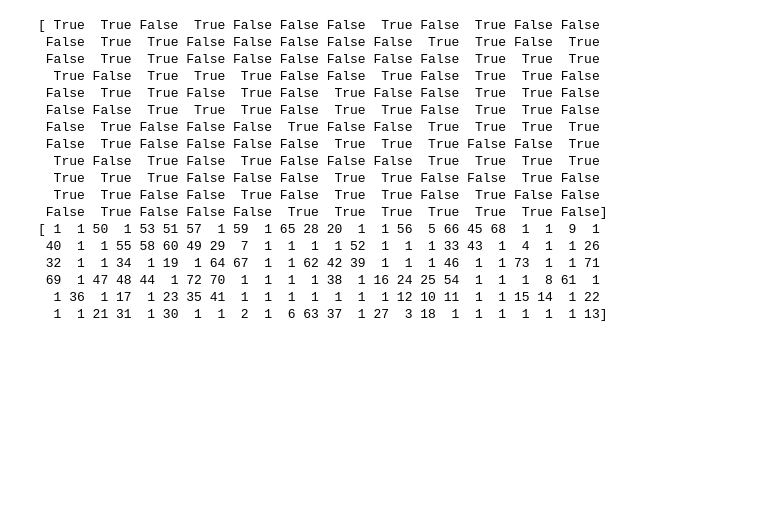
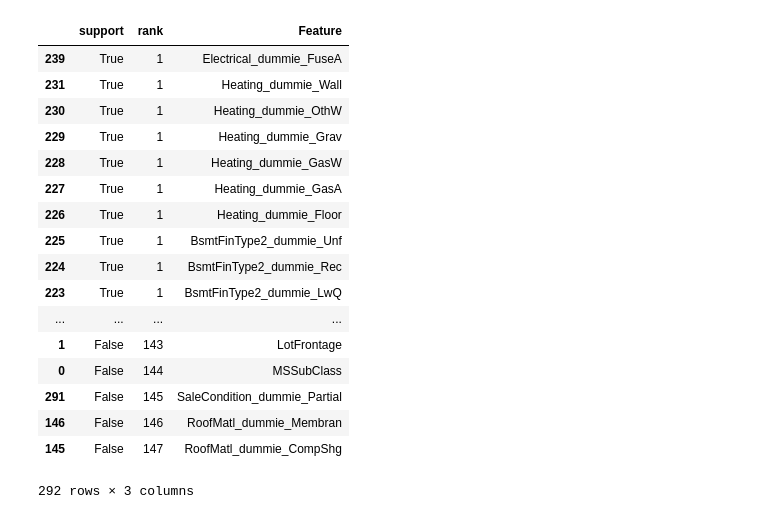
Before and after one commit to 32r81b/Pipeline-0.1, a Jupyter notebook: 4. Feature Selection.ipynb, the cells around one changed output. Saved outputs shown, nothing was run; the diff lists cells and outputs as text; code cells hidden in the pictures; blank space fills up the shorter version.

```diff
--- a/4. Feature Selection.ipynb
+++ b/4. Feature Selection.ipynb
@@ -131,25 +132,29 @@ selector = selector.fit(X_train, y_train)
 # %%
-rfe_score = pd.DataFrame({
-    'support': selector.support_,
-    'rank': selector.ranking_,
-    'Feature': X_train.columns
-})
+# rfe_score = pd.DataFrame({
+#     'support': selector.support_,
+#     'rank': selector.ranking_,
+#     'Feature': X_train.columns
+# })
+
+# rfe_score = rfe_score.sort_values('rank', ascending = True)
+# fi = rfe_score[rfe_score['rank'] == 1]
+# rfe_score
 # %% [output]
+|  | support | rank | Feature |
+| 239 | True | 1 | Electrical_dummie_FuseA |
+| 231 | True | 1 | Heating_dummie_Wall |
+| 230 | True | 1 | Heating_dummie_OthW |
+| 229 | True | 1 | Heating_dummie_Grav |
+| 228 | True | 1 | Heating_dummie_GasW |
+| 227 | True | 1 | Heating_dummie_GasA |
+| 226 | True | 1 | Heating_dummie_Floor |
+| 225 | True | 1 | BsmtFinType2_dummie_Unf |
+| 224 | True | 1 | BsmtFinType2_dummie_Rec |
+| 223 | True | 1 | BsmtFinType2_dummie_LwQ |
+| ... | ... | ... | ... |
+| 1 | False | 143 | LotFrontage |
+| 0 | False | 144 | MSSubClass |
+| 291 | False | 145 | SaleCondition_dummie_Partial |
+| 146 | False | 146 | RoofMatl_dummie_Membran |
+| 145 | False | 147 | RoofMatl_dummie_CompShg |
-[ True  True False  True False False False  True False  True False False
- False  True  True False False False False False  True  True False  True
- False  True  True False False False False False False  True  True  True
-  True False  True  True  True False False  True False  True  True False
- False  True  True False  True False  True False False  True  True False
- False False  True  True  True False  True  True False  True  True False
- False  True False False False  True False False  True  True  True  True
- False  True False False False False  True  True  True False False  True
-  True False  True False  True False False False  True  True  True  True
-  True  True  True False False False  True  True False False  True False
-  True  True False False  True False  True  True False  True False False
- False  True False False False  True  True  True  True  True  True False]
-[ 1  1 50  1 53 51 57  1 59  1 65 28 20  1  1 56  5 66 45 68  1  1  9  1
- 40  1  1 55 58 60 49 29  7  1  1  1  1 52  1  1  1 33 43  1  4  1  1 26
- 32  1  1 34  1 19  1 64 67  1  1 62 42 39  1  1  1 46  1  1 73  1  1 71
- 69  1 47 48 44  1 72 70  1  1  1  1 38  1 16 24 25 54  1  1  1  8 61  1
-  1 36  1 17  1 23 35 41  1  1  1  1  1  1  1 12 10 11  1  1 15 14  1 22
-  1  1 21 31  1 30  1  1  2  1  6 63 37  1 27  3 18  1  1  1  1  1  1 13]
+292 rows × 3 columns
```
Also changed, not shown: parts of 6 cells of this notebook, 15 other files.
